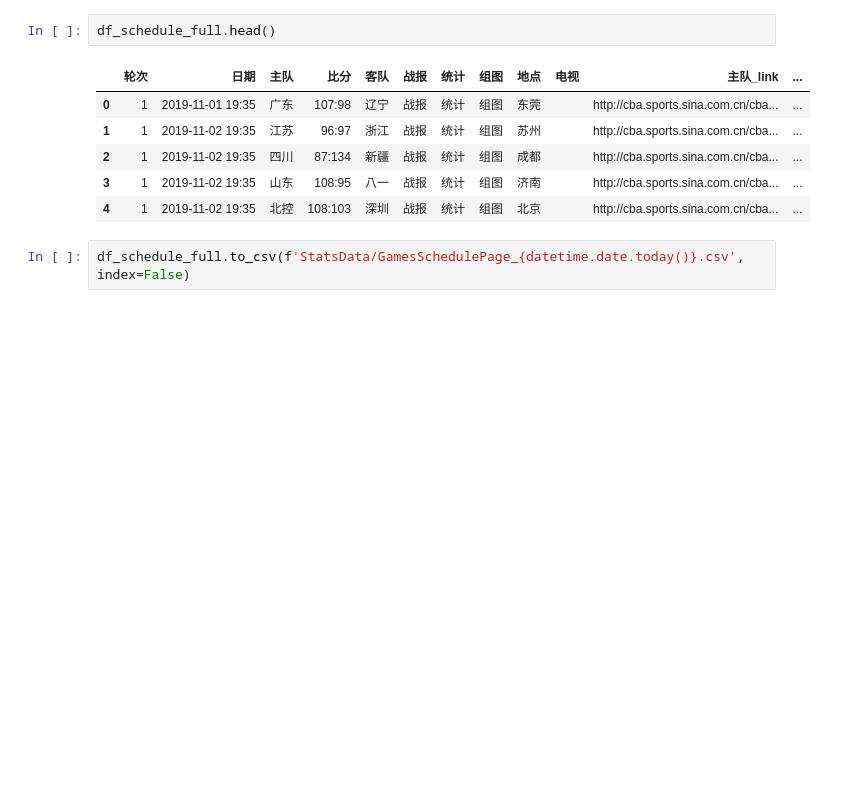
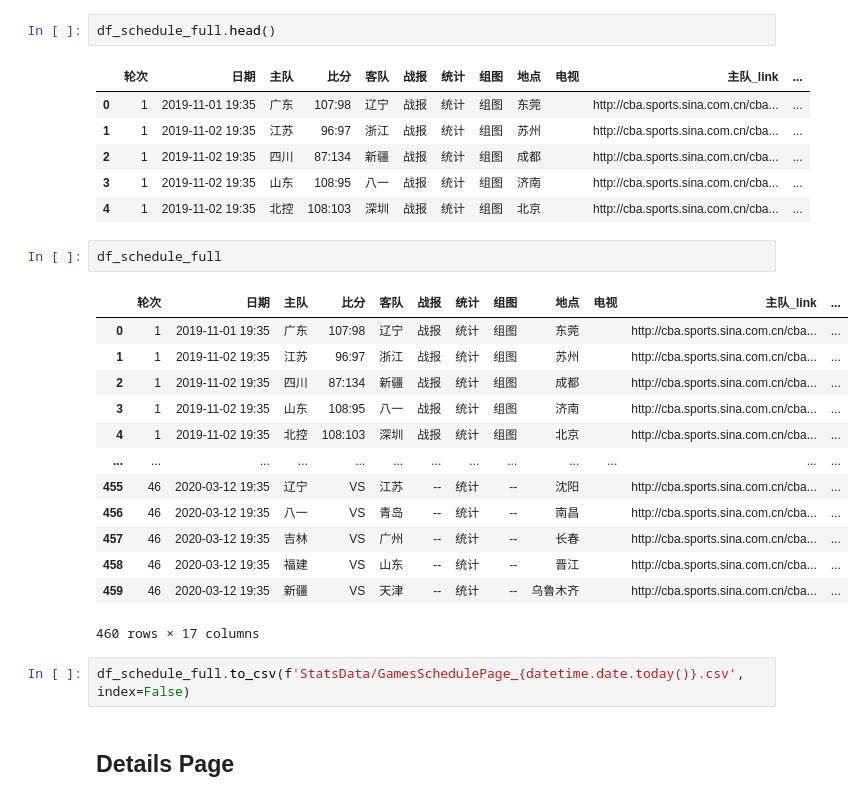
Before and after one commit to JJnotJimmyJohn/CBA-stats-dev, a Jupyter notebook: CBA_data_scrape.ipynb, the cells around one changed output. Drawn from its saved outputs; the diff is of its cells as text; blank space fills up the shorter version.

```diff
--- a/CBA_data_scrape.ipynb
+++ b/CBA_data_scrape.ipynb
@@ -230,5 +242,23 @@ df_schedule_full.head()
 | 2 | 1 | 2019-11-02 19:35 | 四川 | 87:134 | 新疆 | 战报 | 统计 | 组图 | 成都 |  | http://cba.sports.sina.com.cn/cba... | ... |
 | 3 | 1 | 2019-11-02 19:35 | 山东 | 108:95 | 八一 | 战报 | 统计 | 组图 | 济南 |  | http://cba.sports.sina.com.cn/cba... | ... |
 | 4 | 1 | 2019-11-02 19:35 | 北控 | 108:103 | 深圳 | 战报 | 统计 | 组图 | 北京 |  | http://cba.sports.sina.com.cn/cba... | ... |
+# %%
+df_schedule_full
+# %% [output]
+|  | 轮次 | 日期 | 主队 | 比分 | 客队 | 战报 | 统计 | 组图 | 地点 | 电视 | 主队_link | ... |
+| 0 | 1 | 2019-11-01 19:35 | 广东 | 107:98 | 辽宁 | 战报 | 统计 | 组图 | 东莞 |  | http://cba.sports.sina.com.cn/cba... | ... |
+| 1 | 1 | 2019-11-02 19:35 | 江苏 | 96:97 | 浙江 | 战报 | 统计 | 组图 | 苏州 |  | http://cba.sports.sina.com.cn/cba... | ... |
+| 2 | 1 | 2019-11-02 19:35 | 四川 | 87:134 | 新疆 | 战报 | 统计 | 组图 | 成都 |  | http://cba.sports.sina.com.cn/cba... | ... |
+| 3 | 1 | 2019-11-02 19:35 | 山东 | 108:95 | 八一 | 战报 | 统计 | 组图 | 济南 |  | http://cba.sports.sina.com.cn/cba... | ... |
+| 4 | 1 | 2019-11-02 19:35 | 北控 | 108:103 | 深圳 | 战报 | 统计 | 组图 | 北京 |  | http://cba.sports.sina.com.cn/cba... | ... |
+| ... | ... | ... | ... | ... | ... | ... | ... | ... | ... | ... | ... | ... |
+| 455 | 46 | 2020-03-12 19:35 | 辽宁 | VS | 江苏 | -- | 统计 | -- | 沈阳 |  | http://cba.sports.sina.com.cn/cba... | ... |
+| 456 | 46 | 2020-03-12 19:35 | 八一 | VS | 青岛 | -- | 统计 | -- | 南昌 |  | http://cba.sports.sina.com.cn/cba... | ... |
+| 457 | 46 | 2020-03-12 19:35 | 吉林 | VS | 广州 | -- | 统计 | -- | 长春 |  | http://cba.sports.sina.com.cn/cba... | ... |
+| 458 | 46 | 2020-03-12 19:35 | 福建 | VS | 山东 | -- | 统计 | -- | 晋江 |  | http://cba.sports.sina.com.cn/cba... | ... |
+| 459 | 46 | 2020-03-12 19:35 | 新疆 | VS | 天津 | -- | 统计 | -- | 乌鲁木齐 |  | http://cba.sports.sina.com.cn/cba... | ... |
+460 rows × 17 columns
 # %%
 df_schedule_full.to_csv(f'StatsData/GamesSchedulePage_{datetime.date.today()}.csv', index=False)
+# %% [markdown]
+## Details Page
```
Also changed, not shown: parts of 37 cells of this notebook, 2 other files.
